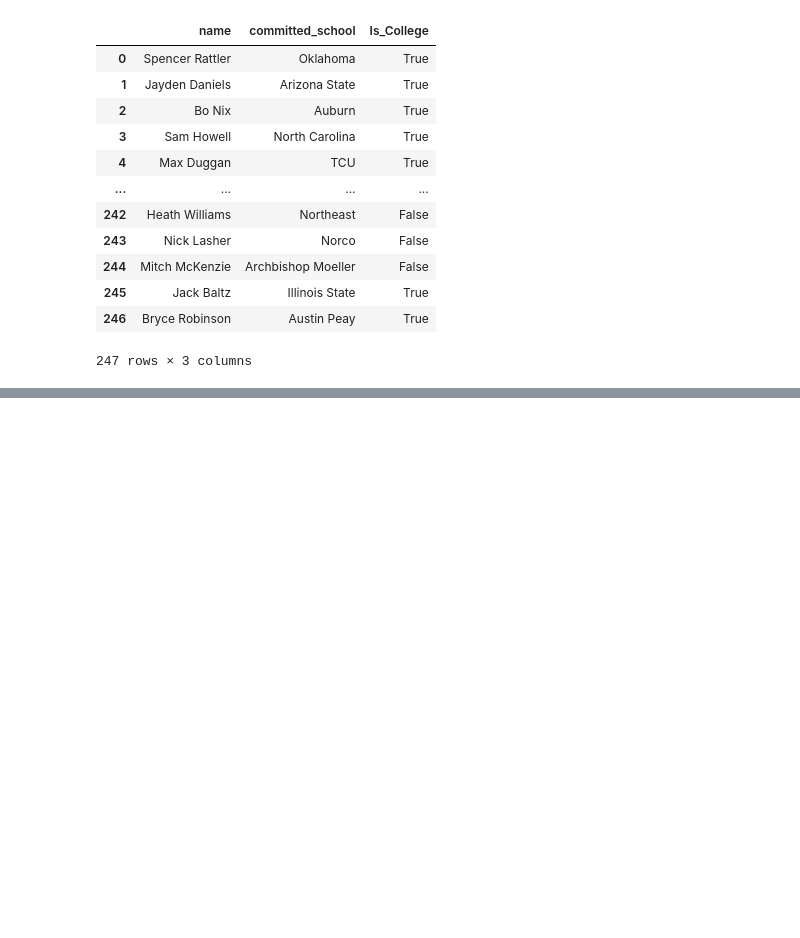
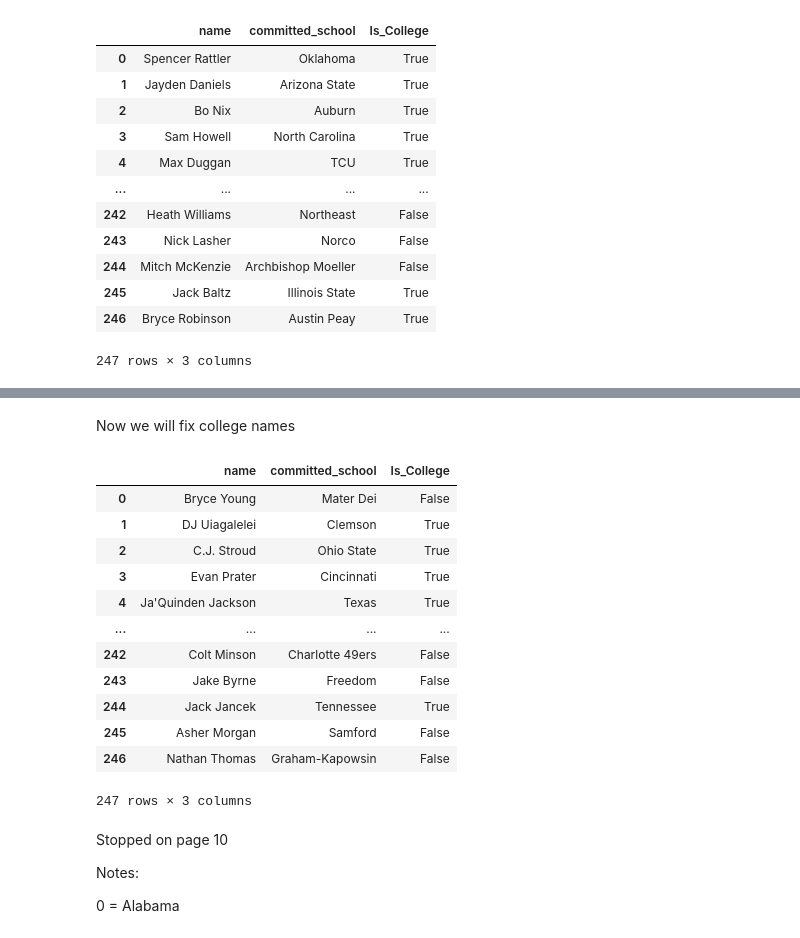
Before and after one commit to AJH456/Predicting_College_Football_Quarterback_Success, a Jupyter notebook: Code/Data_Cleaning.ipynb, the cells around one changed output, grey strips where cells are left out. Saved outputs shown, nothing was run; the diff lists cells and outputs as text; code cells hidden in the pictures; blank space fills up the shorter version.

```diff
--- a/Code/Data_Cleaning.ipynb
+++ b/Code/Data_Cleaning.ipynb
@@ -49,8 +49,10 @@ SCHOOL_MAP = {
     # FBS / major programs
     'Oklahoma Sooners':             'Oklahoma',
     'Arizona State Sun Devils':     'Arizona State',
+    'Arizona State Sun':     'Arizona State',
     'Auburn Tigers':                'Auburn',
     'North Carolina Tar Heels':     'North Carolina',
+    'North Carolina Tar':           'North Carolina',
     'TCU Horned Frogs':             'TCU',
     'South Carolina Gamecocks':     'South Carolina',
     'Wisconsin Badgers':            'Wisconsin',
@@ -65,6 +67,7 @@ SCHOOL_MAP = {
     'California Golden Bears':      'California',
     'Arizona Wildcats':             'Arizona',
     'Florida Gators':               'Florida',
+    'Florida State Seminoles':      'Florida State',
     'Tennessee Volunteers':         'Tennessee',
     'Oklahoma State Cowboys':       'Oklahoma State',
     'Minnesota Golden Gophers':     'Minnesota',
@@ -75,6 +78,7 @@ SCHOOL_MAP = {
     'Mississippi State':            'Mississippi State',
     'Toledo Rockets':               'Toledo',
     'Penn State Nittany':           'Penn State',
+    'Penn State Nittany Lions':     'Penn State',
     'Texas A&M Aggies':             'Texas A&M',
     'Maryland Terrapins':           'Maryland',
     'Iowa State Cyclones':          'Iowa State',
@@ -205,6 +209,31 @@ SCHOOL_MAP = {
     'Yale':                         'Yale',
     'East Tennessee State':         'East Tennessee State',
     'Wyoming Cowboys':              'Wyoming',
+    'Vanderbilt Commodores':        'Vanderbilt',
+    'Duke Blue Devils':             'Duke',
+    'Georgia Tech Yellow Jackets':  'Georgia Tech',
+    'Colorado Buffaloes':           'Colorado',
+    'Northwestern':                 'Northwestern',
+    'Northwestern Wildcats':        'Northwestern',
+    'West Virginia Mountaineers':   'West Virginia',
+    'West Virginia':                'West Virginia',
+    'Mississippi State Bulldogs':   'Mississippi State',
+    'North Dakota State Bison':     'North Dakota State',
+    'Arkansas-Pine Bluff Golden':   'Arkansas-Pine Bluff',
+    'Arkansas-Pine Bluff Golden Lions': 'Arkansas-Pine Bluff',
+    'Tennessee State Tigers':       'Tennessee State',
+    'Illinois':                     'Illinois',
+    'Illinois Fighting Illini':     'Illinois',
+    'Bowling Green Falcons':        'Bowling Green',
+    'Pennsylvania':                 'Pennsylvania',
+    'North Carolina State Wolfpack': 'North Carolina State',
+    'NC State Wolfpack':            'North Carolina State',
+    'Western Kentucky Hilltoppers': 'Western Kentucky',
+    'Western Kentucky':             'Western Kentucky',
+    'Tulane Green Wave':            'Tulane',
+    'Tulane':                       'Tulane',
+    'Youngstown State Penguins':    'Youngstown State',
+    'Youngstown State':             'Youngstown State',
 }
 
 # ── Set of known colleges (standardized names) ────────────────────────────────
@@ -290,0 +403,35 @@ As seen above, looks like most of these are simply players that did not get a la
+# %%
+# Drop the irrelevant columns
+recruits_2020 = recruits_2020.drop(columns=['skill_leadership',
+       'skill_scorer/finisher', 'skill_passing/vision', 'skill_defender',
+       'skill_passing', 'skill_penetration_ability', 'skill_athleticism',
+       'skill_handle', 'skill_shooter', 'skill_rebounding'])
+# %% [markdown]
+Now we will fix college names
+# %%
+# Apply function from earlier to standardize the committed_school column and create Is_College flag
+recruits_2020[['committed_school', 'Is_College']] = recruits_2020['committed_school'].apply(
+     lambda x: pd.Series(standardize_school(x)))
+# %%
+# Take a look at the results
+recruits_2020[['name','committed_school', 'Is_College']]
+# %% [output]
+|  | name | committed_school | Is_College |
+| 0 | Bryce Young | Mater Dei | False |
+| 1 | DJ Uiagalelei | Clemson | True |
+| 2 | C.J. Stroud | Ohio State | True |
+| 3 | Evan Prater | Cincinnati | True |
+| 4 | Ja'Quinden Jackson | Texas | True |
+| ... | ... | ... | ... |
+| 242 | Colt Minson | Charlotte 49ers | False |
+| 243 | Jake Byrne | Freedom | False |
+| 244 | Jack Jancek | Tennessee | True |
+| 245 | Asher Morgan | Samford | False |
+| 246 | Nathan Thomas | Graham-Kapowsin | False |
+247 rows × 3 columns
+# %% [markdown]
+Stopped on page 10
+
+Notes:
+
+0 = Alabama
```
Also changed, not shown: parts of 8 cells of this notebook.
